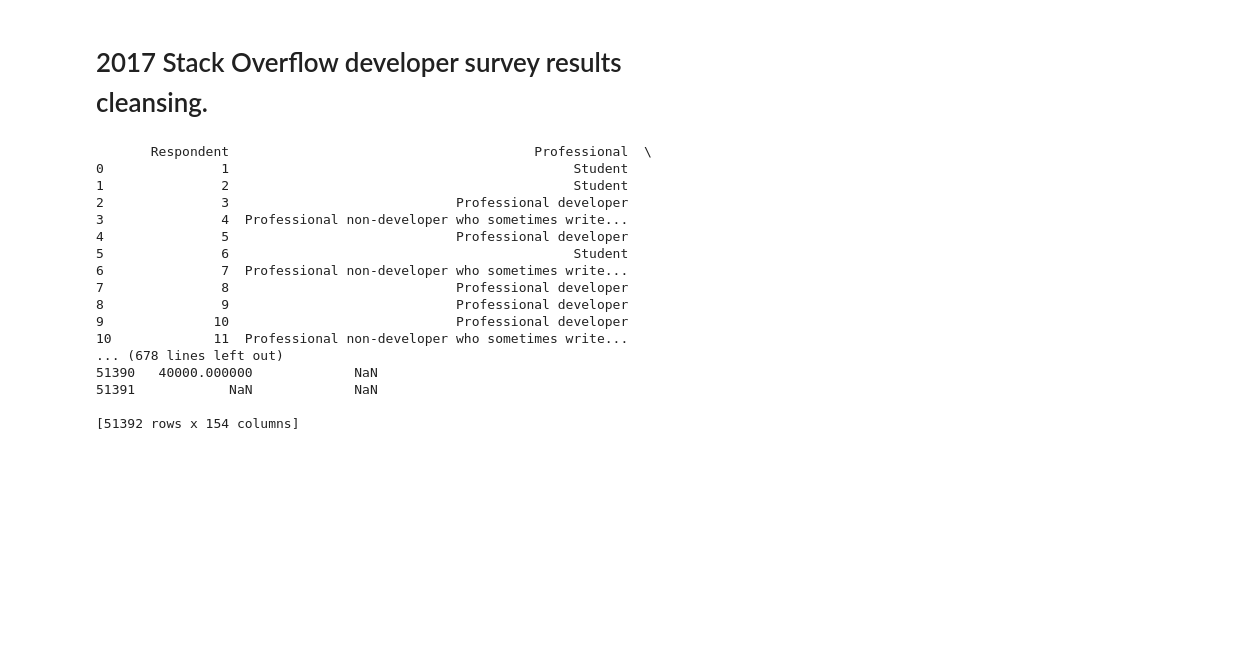
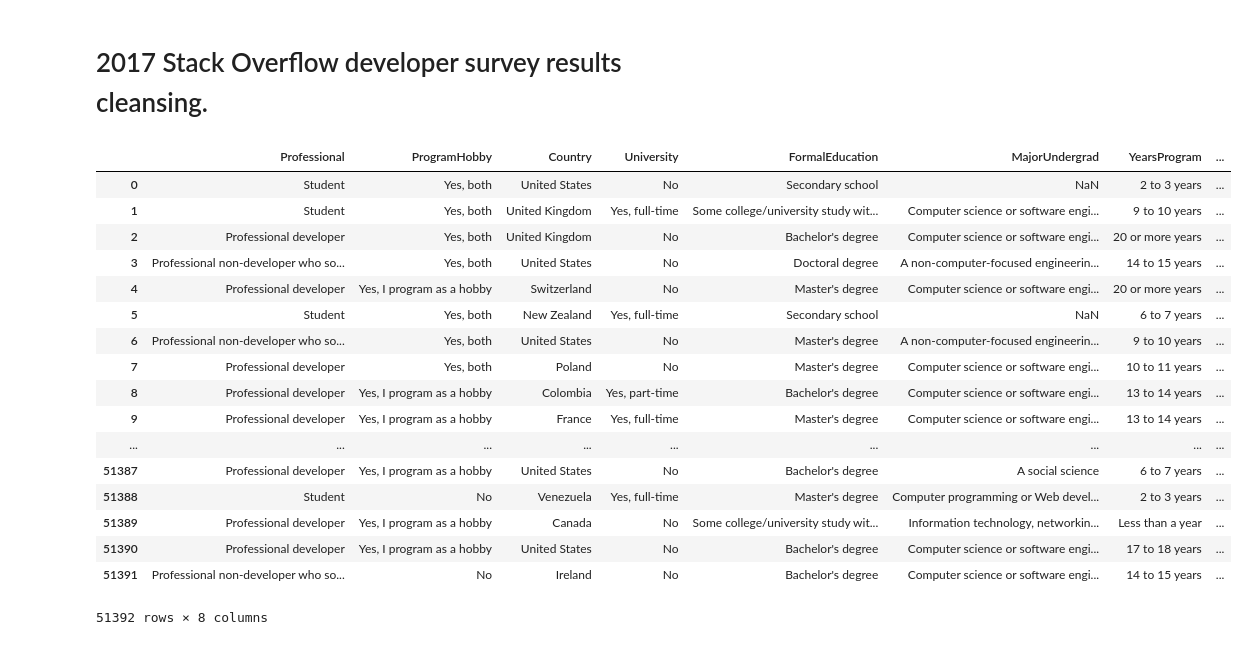
Before and after one commit to PioneerCode/pioneer-stack-over-you-ml, a Jupyter notebook: src/2017-clean.ipynb, the cells around one changed output. Saved outputs shown, nothing was run; the diff lists cells and outputs as text; code cells hidden in the pictures; blank space fills up the shorter version.

Commit message:
pretty display raw data

```diff
--- a/src/2017-clean.ipynb
+++ b/src/2017-clean.ipynb
@@ -43,22 +43,23 @@ else:
         low_memory=False
     )
 # %%
-print(raw_data)
+display(raw_data)
 # %% [output]
+|  | Professional | ProgramHobby | Country | University | FormalEducation | MajorUndergrad | YearsProgram | ... |
+| 0 | Student | Yes, both | United States | No | Secondary school | NaN | 2 to 3 years | ... |
+| 1 | Student | Yes, both | United Kingdom | Yes, full-time | Some college/university study wit... | Computer science or software engi... | 9 to 10 years | ... |
+| 2 | Professional developer | Yes, both | United Kingdom | No | Bachelor's degree | Computer science or software engi... | 20 or more years | ... |
+| 3 | Professional non-developer who so... | Yes, both | United States | No | Doctoral degree | A non-computer-focused engineerin... | 14 to 15 years | ... |
+| 4 | Professional developer | Yes, I program as a hobby | Switzerland | No | Master's degree | Computer science or software engi... | 20 or more years | ... |
+| 5 | Student | Yes, both | New Zealand | Yes, full-time | Secondary school | NaN | 6 to 7 years | ... |
+| 6 | Professional non-developer who so... | Yes, both | United States | No | Master's degree | A non-computer-focused engineerin... | 9 to 10 years | ... |
+| 7 | Professional developer | Yes, both | Poland | No | Master's degree | Computer science or software engi... | 10 to 11 years | ... |
+| 8 | Professional developer | Yes, I program as a hobby | Colombia | Yes, part-time | Bachelor's degree | Computer science or software engi... | 13 to 14 years | ... |
+| 9 | Professional developer | Yes, I program as a hobby | France | Yes, full-time | Master's degree | Computer science or software engi... | 13 to 14 years | ... |
+| ... | ... | ... | ... | ... | ... | ... | ... | ... |
+| 51387 | Professional developer | Yes, I program as a hobby | United States | No | Bachelor's degree | A social science | 6 to 7 years | ... |
+| 51388 | Student | No | Venezuela | Yes, full-time | Master's degree | Computer programming or Web devel... | 2 to 3 years | ... |
+| 51389 | Professional developer | Yes, I program as a hobby | Canada | No | Some college/university study wit... | Information technology, networkin... | Less than a year | ... |
+| 51390 | Professional developer | Yes, I program as a hobby | United States | No | Bachelor's degree | Computer science or software engi... | 17 to 18 years | ... |
+| 51391 | Professional non-developer who so... | No | Ireland | No | Bachelor's degree | Computer science or software engi... | 14 to 15 years | ... |
-       Respondent                                       Professional  \
-0               1                                            Student
-1               2                                            Student
-2               3                             Professional developer
-3               4  Professional non-developer who sometimes write...
-4               5                             Professional developer
-5               6                                            Student
-6               7  Professional non-developer who sometimes write...
-7               8                             Professional developer
-8               9                             Professional developer
-9              10                             Professional developer
-10             11  Professional non-developer who sometimes write...
-... (678 lines left out)
-51390   40000.000000             NaN
-51391            NaN             NaN
-
-[51392 rows x 154 columns]
+51392 rows × 8 columns
```
